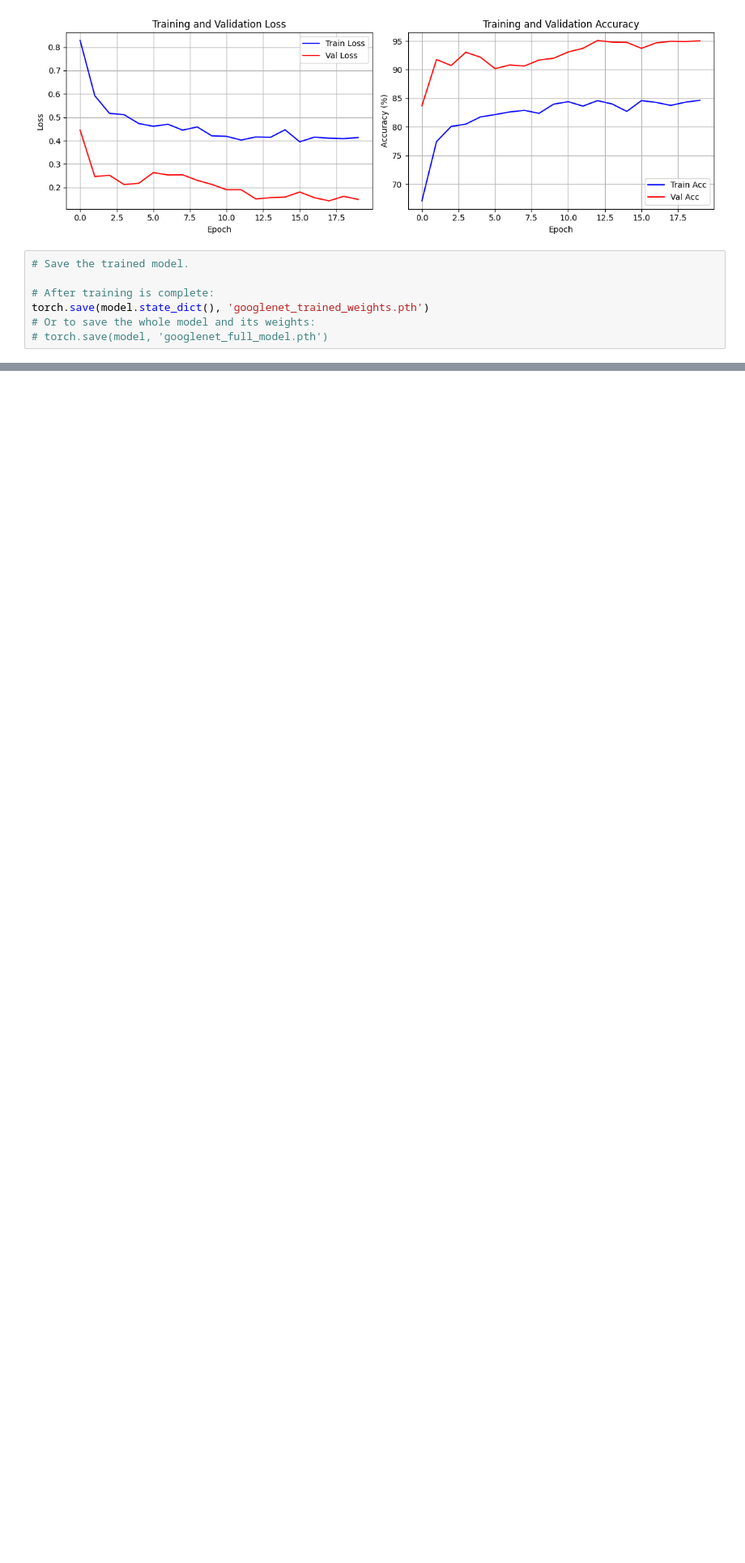
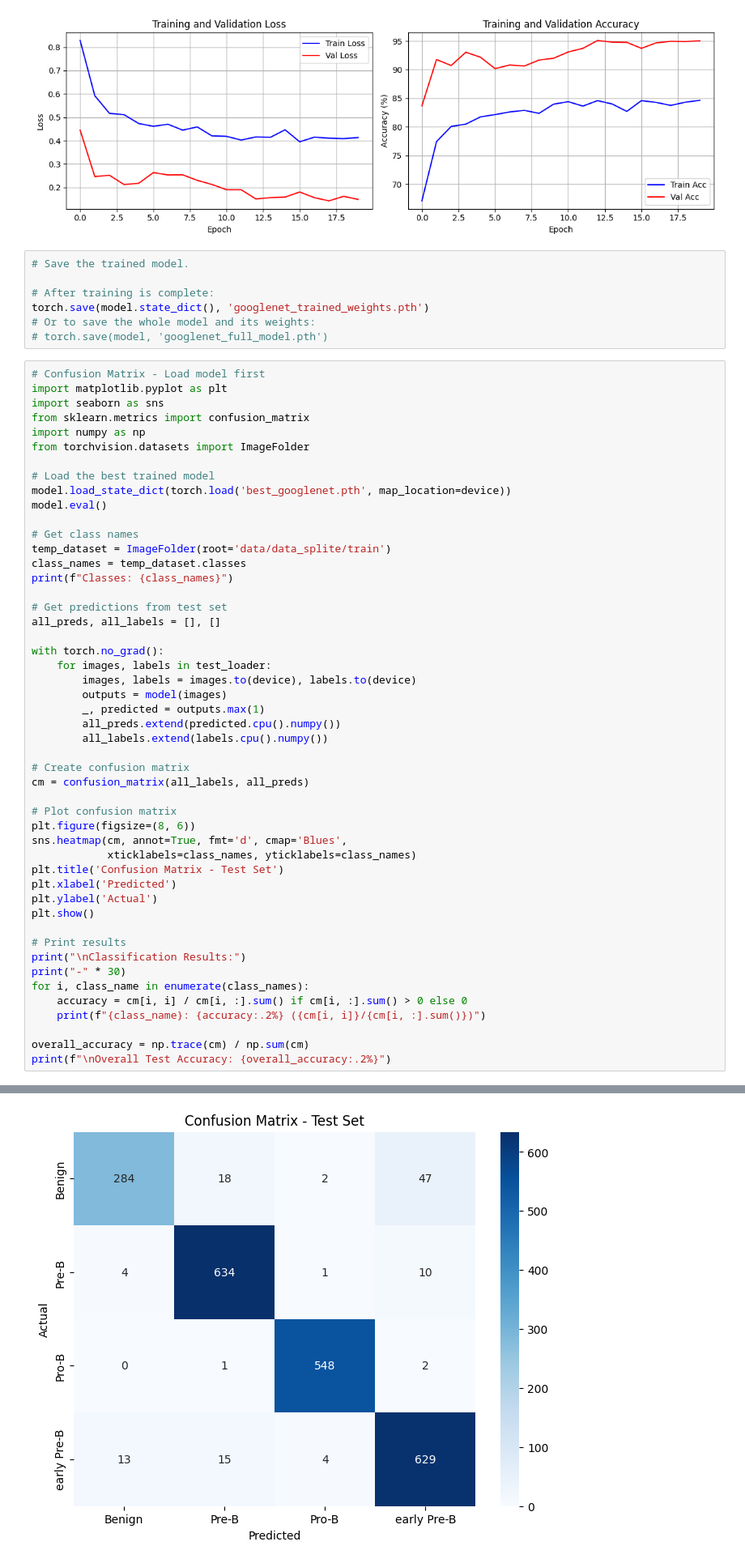
Before and after one commit to elmhmmd/Diagnostic-multimodal-par-IA-Cancers-sanguins-Tumeurs-c-r-brales-via-Transfer-Learning, a Jupyter notebook: classification_trainning.ipynb, the cells around one changed output, grey strips where cells are left out. Shown at 81% size. Saved outputs shown, nothing was run; the diff lists cells and outputs as text; blank space fills up the shorter version.

Commit message:
add cunfusion matrix

```diff
--- a/classification_trainning.ipynb
+++ b/classification_trainning.ipynb
@@ -230,3 +214,53 @@ plt.show()
 torch.save(model.state_dict(), 'googlenet_trained_weights.pth')
 # Or to save the whole model and its weights:
 # torch.save(model, 'googlenet_full_model.pth')
+# %%
+# Confusion Matrix - Load model first
+import matplotlib.pyplot as plt
+import seaborn as sns
+from sklearn.metrics import confusion_matrix
+import numpy as np
+from torchvision.datasets import ImageFolder
+
+# Load the best trained model
+model.load_state_dict(torch.load('best_googlenet.pth', map_location=device))
+model.eval()
+
+# Get class names
+temp_dataset = ImageFolder(root='data/data_splite/train')
+class_names = temp_dataset.classes
+print(f"Classes: {class_names}")
+
+# Get predictions from test set
+all_preds, all_labels = [], []
+
+with torch.no_grad():
+    for images, labels in test_loader:
+        images, labels = images.to(device), labels.to(device)
+        outputs = model(images)
+        _, predicted = outputs.max(1)
+        all_preds.extend(predicted.cpu().numpy())
+        all_labels.extend(labels.cpu().numpy())
+
+# Create confusion matrix
+cm = confusion_matrix(all_labels, all_preds)
+
+# Plot confusion matrix
+plt.figure(figsize=(8, 6))
+sns.heatmap(cm, annot=True, fmt='d', cmap='Blues',
+            xticklabels=class_names, yticklabels=class_names)
+plt.title('Confusion Matrix - Test Set')
+plt.xlabel('Predicted')
+plt.ylabel('Actual')
+plt.show()
+
+# Print results
+print("\nClassification Results:")
+print("-" * 30)
+for i, class_name in enumerate(class_names):
+    accuracy = cm[i, i] / cm[i, :].sum() if cm[i, :].sum() > 0 else 0
+    print(f"{class_name}: {accuracy:.2%} ({cm[i, i]}/{cm[i, :].sum()})")
+
+overall_accuracy = np.trace(cm) / np.sum(cm)
+print(f"\nOverall Test Accuracy: {overall_accuracy:.2%}")
+# %% [output]
@@ -232,0 +268 @@ torch.save(model.state_dict(), 'googlenet_trained_weights.pth')
+[figure, added]
```
Also changed, not shown: parts of 2 cells of this notebook.
